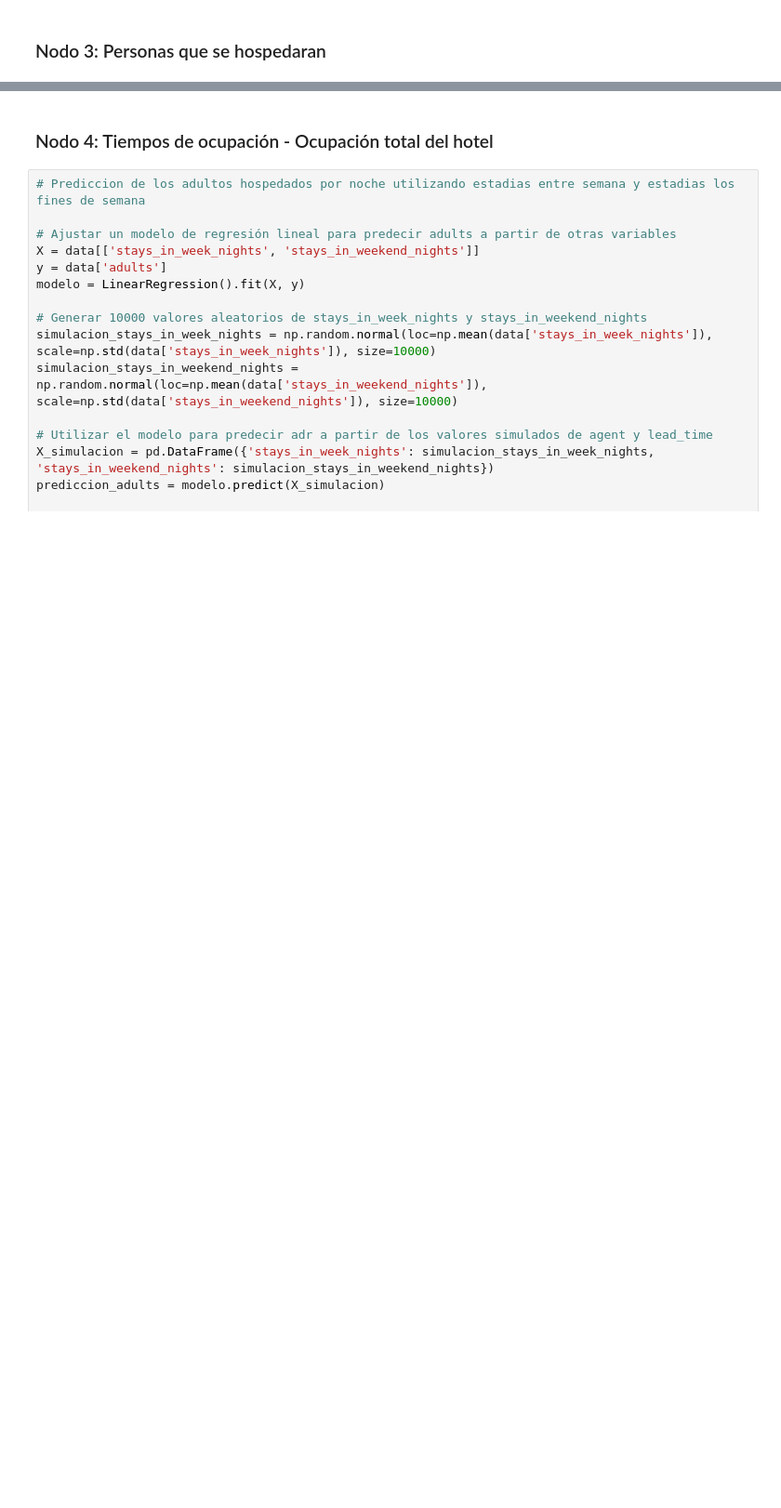
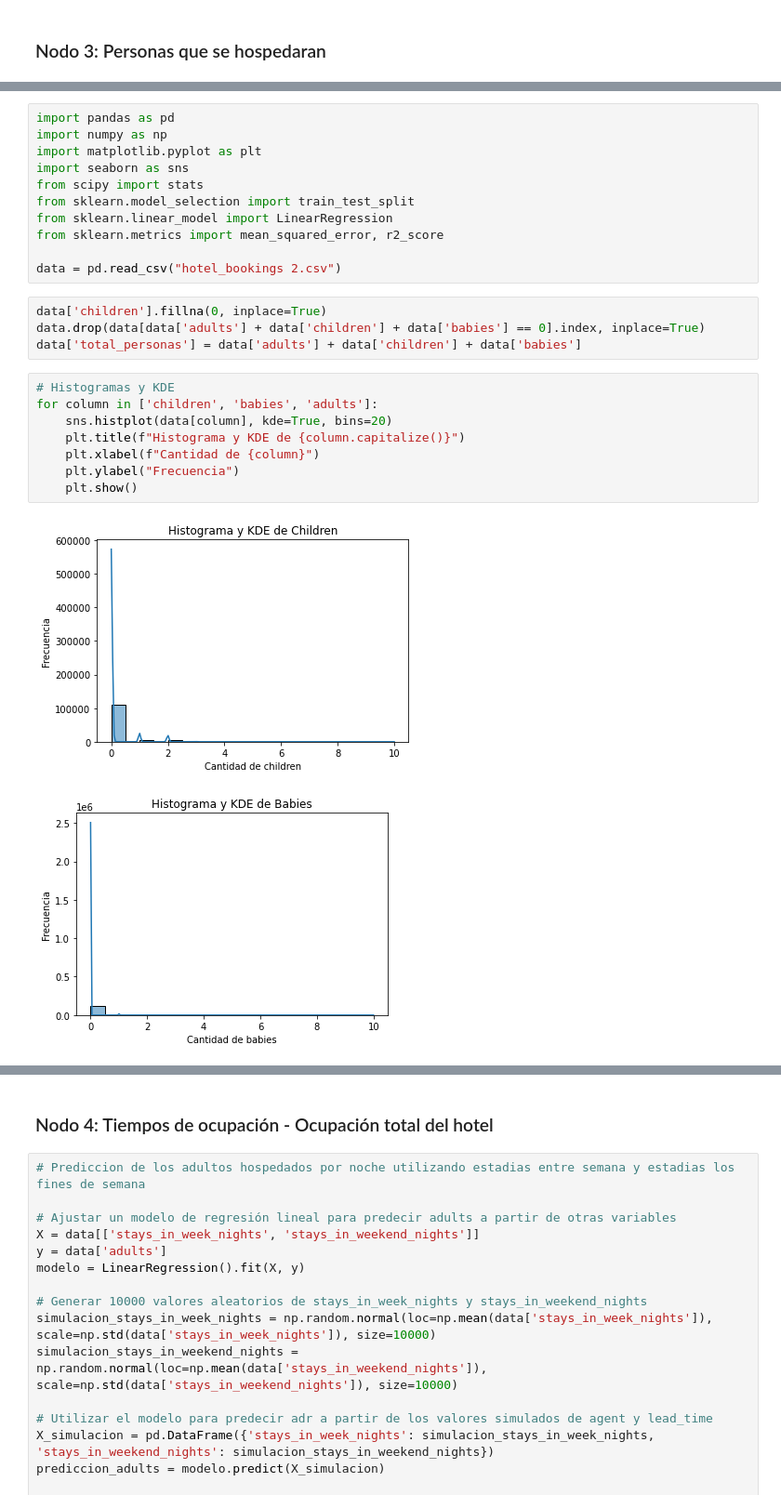
Before and after one commit to Karim1601/Simulacion_Proyecto_PenaH_ValadezM_DegolladoJ, a Jupyter notebook: ProyectoModulo1_PeñaN1_ValadezN2_DegolladoN3.ipynb, the cells around one changed output, grey strips where cells are left out. Shown: that part at 93% size. Saved outputs shown, nothing was run; the diff lists cells and outputs as text; blank space fills up the shorter version.

```diff
--- a/ProyectoModulo1_PeñaN1_ValadezN2_DegolladoN3.ipynb
+++ b/ProyectoModulo1_PeñaN1_ValadezN2_DegolladoN3.ipynb
@@ -735,0 +560,26 @@ print("Desviación estándar de la predicción de adults:", desv_prediccion)
+# %%
+import pandas as pd
+import numpy as np
+import matplotlib.pyplot as plt
+import seaborn as sns
+from scipy import stats
+from sklearn.model_selection import train_test_split
+from sklearn.linear_model import LinearRegression
+from sklearn.metrics import mean_squared_error, r2_score
+
+data = pd.read_csv("hotel_bookings 2.csv")
+# %%
+data['children'].fillna(0, inplace=True)
+data.drop(data[data['adults'] + data['children'] + data['babies'] == 0].index, inplace=True)
+data['total_personas'] = data['adults'] + data['children'] + data['babies']
+# %%
+# Histogramas y KDE
+for column in ['children', 'babies', 'adults']:
+    sns.histplot(data[column], kde=True, bins=20)
+    plt.title(f"Histograma y KDE de {column.capitalize()}")
+    plt.xlabel(f"Cantidad de {column}")
+    plt.ylabel("Frecuencia")
+    plt.show()
+# %% [output]
+[figure, added]
+[figure, added]
```
Also changed, not shown: parts of 71 cells of this notebook.
